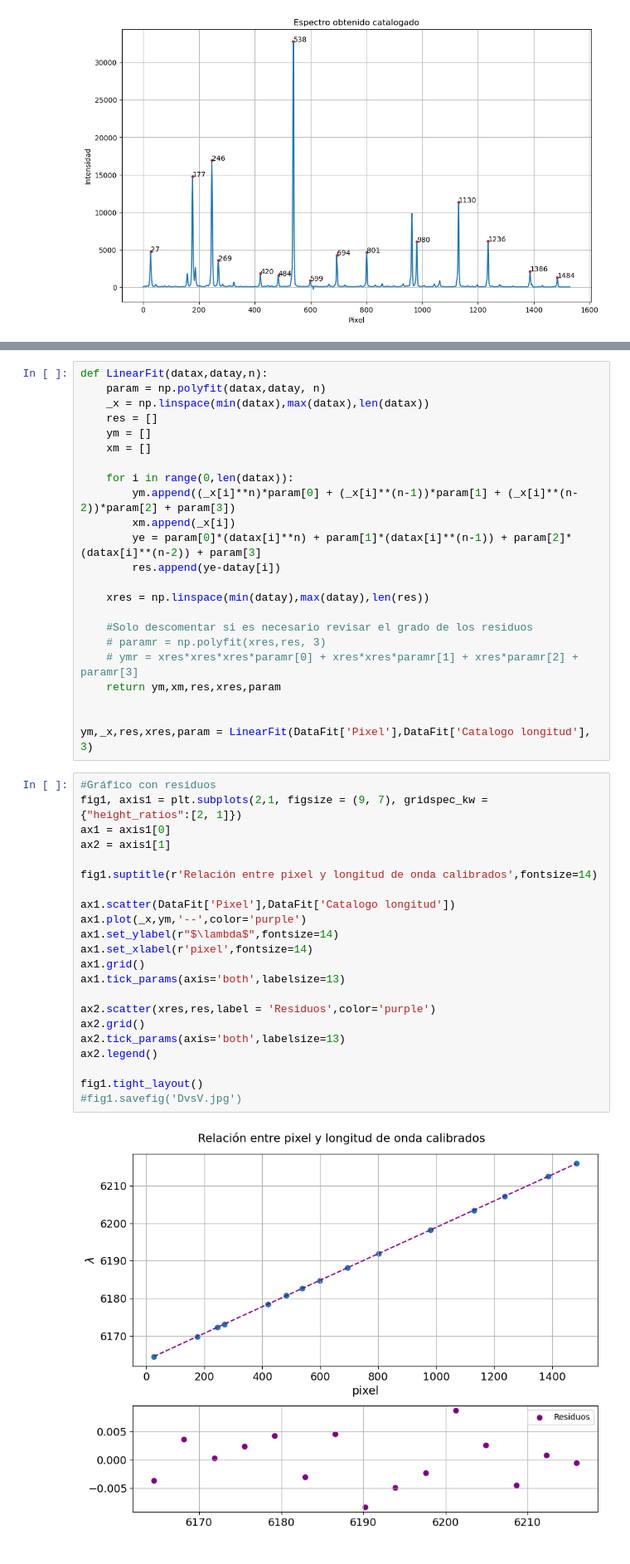
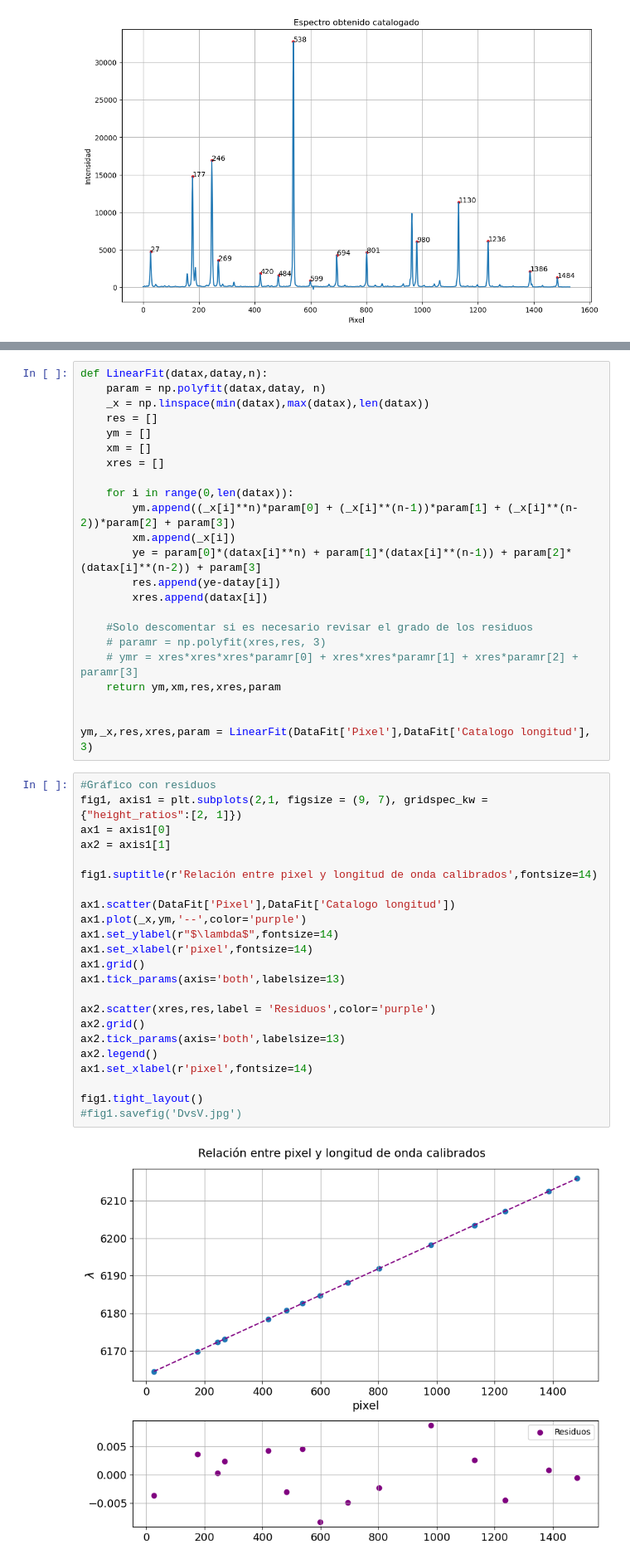
Before and after one commit to ccuellarn/Torium-Operation, a Jupyter notebook: Analisis.ipynb, the cells around one changed output, grey strips where cells are left out. Shown: that part at 83% size. Saved outputs shown, nothing was run; the diff lists cells and outputs as text.

```diff
--- a/Analisis.ipynb
+++ b/Analisis.ipynb
@@ -154,14 +154,14 @@ def LinearFit(datax,datay,n):
     res = []
     ym = []
     xm = []
+    xres = []
 
     for i in range(0,len(datax)):
         ym.append((_x[i]**n)*param[0] + (_x[i]**(n-1))*param[1] + (_x[i]**(n-2))*param[2] + param[3])
         xm.append(_x[i])
         ye = param[0]*(datax[i]**n) + param[1]*(datax[i]**(n-1)) + param[2]*(datax[i]**(n-2)) + param[3]
         res.append(ye-datay[i])
-
-    xres = np.linspace(min(datay),max(datay),len(res))
+        xres.append(datax[i])
 
     #Solo descomentar si es necesario revisar el grado de los residuos
     # paramr = np.polyfit(xres,res, 3)
@@ -173,25 +173,26 @@ ym,_x,res,xres,param = LinearFit(DataFit['Pixel'],DataFit['Catalogo longitud'],
 # %%
 #Gráfico con residuos
 fig1, axis1 = plt.subplots(2,1, figsize = (9, 7), gridspec_kw = {"height_ratios":[2, 1]})
 ax1 = axis1[0]
 ax2 = axis1[1]
 
 fig1.suptitle(r'Relación entre pixel y longitud de onda calibrados',fontsize=14)
 
 ax1.scatter(DataFit['Pixel'],DataFit['Catalogo longitud'])
 ax1.plot(_x,ym,'--',color='purple')
 ax1.set_ylabel(r"$\lambda$",fontsize=14)
 ax1.set_xlabel(r'pixel',fontsize=14)
 ax1.grid()
 ax1.tick_params(axis='both',labelsize=13)
 
 ax2.scatter(xres,res,label = 'Residuos',color='purple')
 ax2.grid()
 ax2.tick_params(axis='both',labelsize=13)
 ax2.legend()
+ax1.set_xlabel(r'pixel',fontsize=14)
 
 fig1.tight_layout()
 #fig1.savefig('DvsV.jpg')
 # %% [output]
-[figure, old version]
+[figure, new version]
 # %%
```
Also changed, not shown: parts of 2 cells of this notebook, 1 other file.
